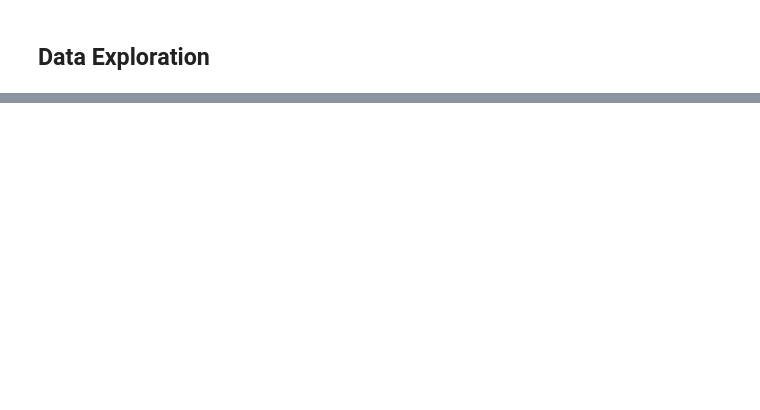
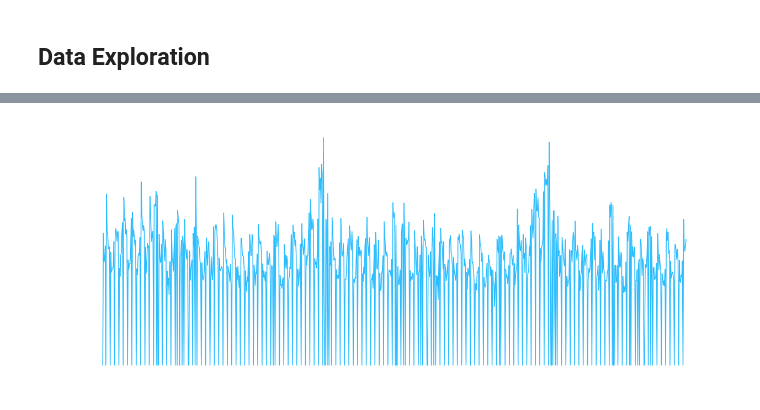
Before and after one commit to Dark2003fire/ML-Business-Case-Project, a Jupyter notebook: ML_Business_Case_Project.ipynb, the cells around one changed output, grey strips where cells are left out. Cells and saved outputs as stored; diff of their text form; code cells hidden in the pictures; blank space fills up the shorter version.

Commit message:
data importation, exploration, first visu

```diff
--- a/ML_Business_Case_Project.ipynb
+++ b/ML_Business_Case_Project.ipynb
@@ -38,0 +46,23 @@ votre donneur d’ordre client.
+# %%
+# Graphical settings
+CB91_Blue = '#2CBDFE'
+CB91_Green = '#47DBCD'
+CB91_Pink = '#F3A0F2'
+CB91_Purple = '#9D2EC5'
+CB91_Violet = '#661D98'
+CB91_Amber = '#F5B14C'
+color_list = [CB91_Blue, CB91_Pink, CB91_Green, CB91_Amber,
+              CB91_Purple, CB91_Violet]
+params = {"ytick.color" : "w",
+          "xtick.color" : "w",
+          'axes.labelsize' : 15,
+          "axes.labelcolor" : "w",
+          "axes.edgecolor" : "w",
+          "axes.titlecolor": "w",
+          'figure.figsize': [20, 8],
+          'axes.prop_cycle': plt.cycler(color=color_list),
+          'figure.dpi' : 75,
+          'legend.fontsize': 10,
+          'font.size': 15
+          }
+plt.rcParams.update(params)
@@ -42,0 +109,3 @@ votre donneur d’ordre client.
+# %%
+train_data = pd.read_csv('train.csv', low_memory = False)
+train_data.head()
@@ -42,0 +167,4 @@ votre donneur d’ordre client.
+# %%
+store_1_data = train_data[train_data['Store'] == 1].sort_values('Date', ascending=True).reset_index(drop=False)
+store_1_data['Date'] = pd.to_datetime(store_1_data['Date'])
+store_1_data.head()
@@ -42,0 +178,5 @@ votre donneur d’ordre client.
+# %%
+plt.plot(store_1_data['Date'], store_1_data['Sales'])
+plt.show()
+# %% [output]
+[figure, added]
```
Also changed, not shown: parts of 18 cells of this notebook.
